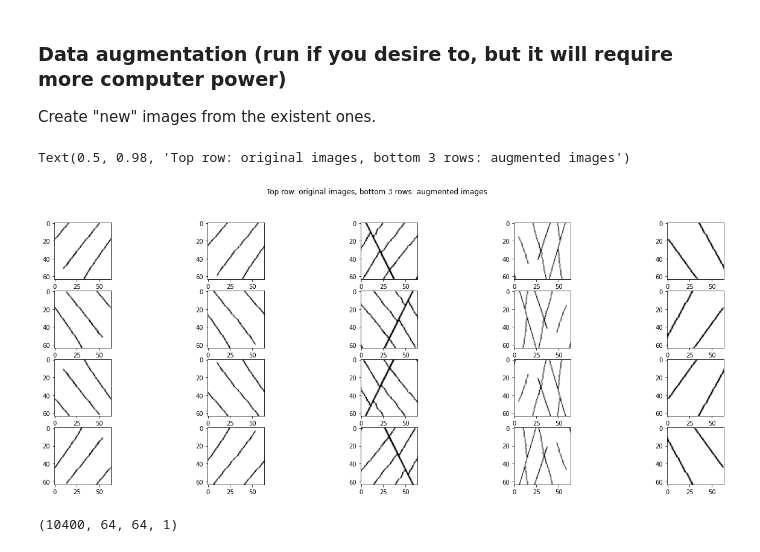
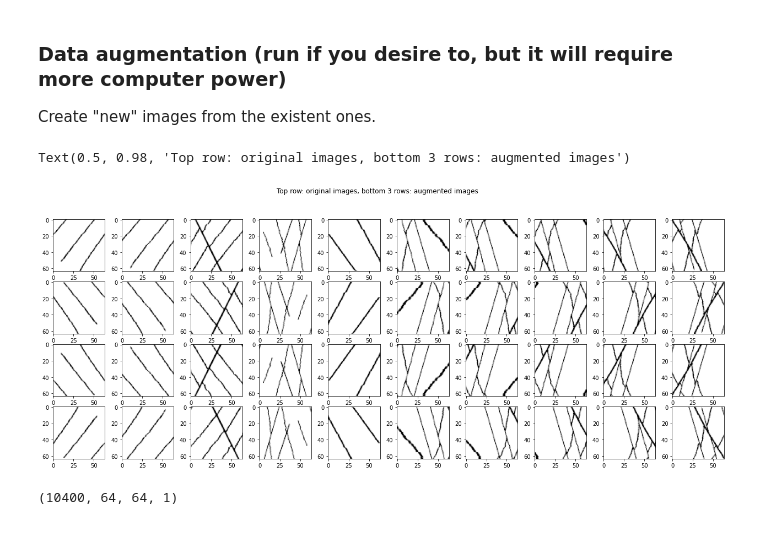
Before and after one commit to Han-0904/701_project, a Jupyter notebook: 8_4_generating_images_with_vaes_faults.ipynb, the cells around one changed output. Cells and saved outputs as stored; diff of their text form; code cells hidden in the pictures.

```diff
--- a/8_4_generating_images_with_vaes_faults.ipynb
+++ b/8_4_generating_images_with_vaes_faults.ipynb
@@ -175,10 +178,11 @@ image output that has the same dimensions as the original `input_img`.
 decoder_input = layers.Input(latent_dim)
 x = layers.Dense(4*4*64,activation='relu')(decoder_input)
 x = layers.Reshape((4,4,64))(x)
-x = layers.Conv2DTranspose(64, 5,padding='same', activation='relu',strides=2)(x)
+#x = layers.Conv2DTranspose(64, 5,padding='same', activation='relu',strides=2)(x)
 x = layers.Conv2DTranspose(32, 5,padding='same', activation='relu',strides=2)(x)
 x = layers.Conv2DTranspose(16, 5,padding='same', activation='relu',strides=2)(x)
-x = layers.Conv2DTranspose(8, 5, padding='same', activation='relu',strides=2)(x)
+x = layers.Conv2DTranspose(8, 5,padding='same', activation='relu',strides=2)(x)
+x = layers.Conv2DTranspose(4, 5,padding='same', activation='relu',strides=2)(x)
 '''
 x = layers.Conv2DTranspose(8, 3,padding='same', activation='relu',strides=2)(x)
 x = layers.Conv2DTranspose(4, 3,padding='same', activation='relu',strides=2)(x)
@@ -305,20 +314,20 @@ Create "new" images from the existent ones.
 train_images = np.append(train_images, [np.fliplr(x) for x in train_images], axis=0)
 train_images = np.append(train_images, [np.flipud(x) for x in train_images], axis=0)
 # %%
-fig, axs = plt.subplots(4,5, figsize=(22,8))
-for i in range(5):
+fig, axs = plt.subplots(4,10, figsize=(22,8))
+for i in range(10):
     axs[0][i].imshow(train_images[i].squeeze(), cmap="Greys")
 
     axs[1][i].imshow(train_images[int(len(train_images)/4 + i)].squeeze(), cmap="Greys")
 
     axs[2][i].imshow(train_images[int(len(train_images)/2 + i)].squeeze(), cmap="Greys")
 
     axs[3][i].imshow(train_images[int(len(train_images)/4*3 + i)].squeeze(), cmap="Greys")
 
 fig.suptitle("Top row: original images, bottom 3 rows: augmented images")
 # %% [output]
 Text(0.5, 0.98, 'Top row: original images, bottom 3 rows: augmented images')
-[figure, old version]
+[figure, new version]
 # %%
 print(train_images.shape)
 # %% [output]
```
Also changed, not shown: parts of 13 cells of this notebook.
